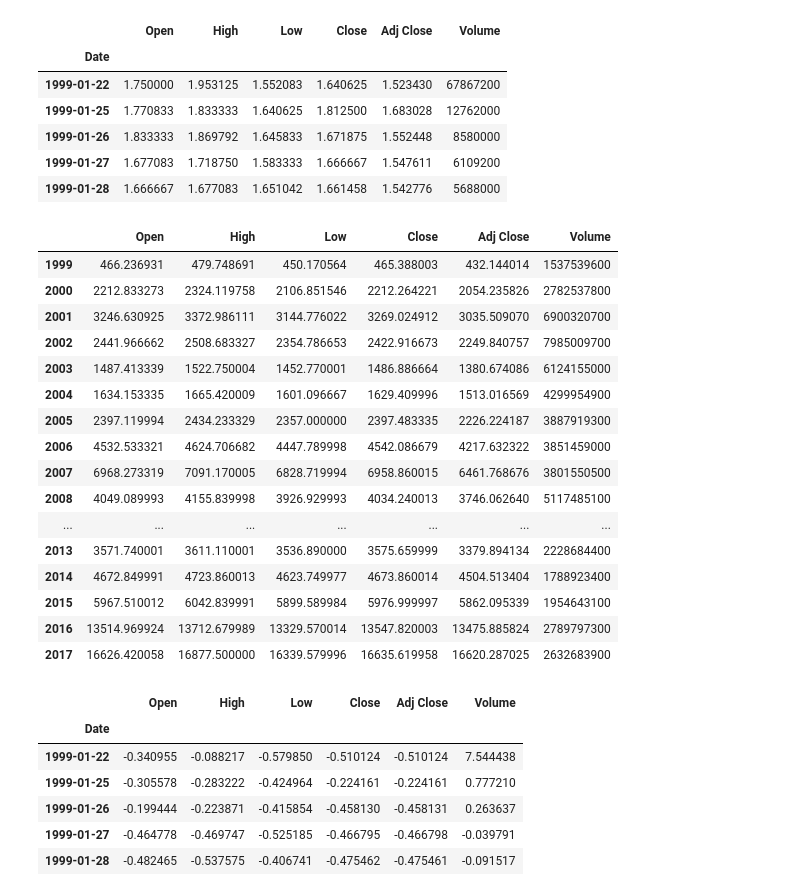
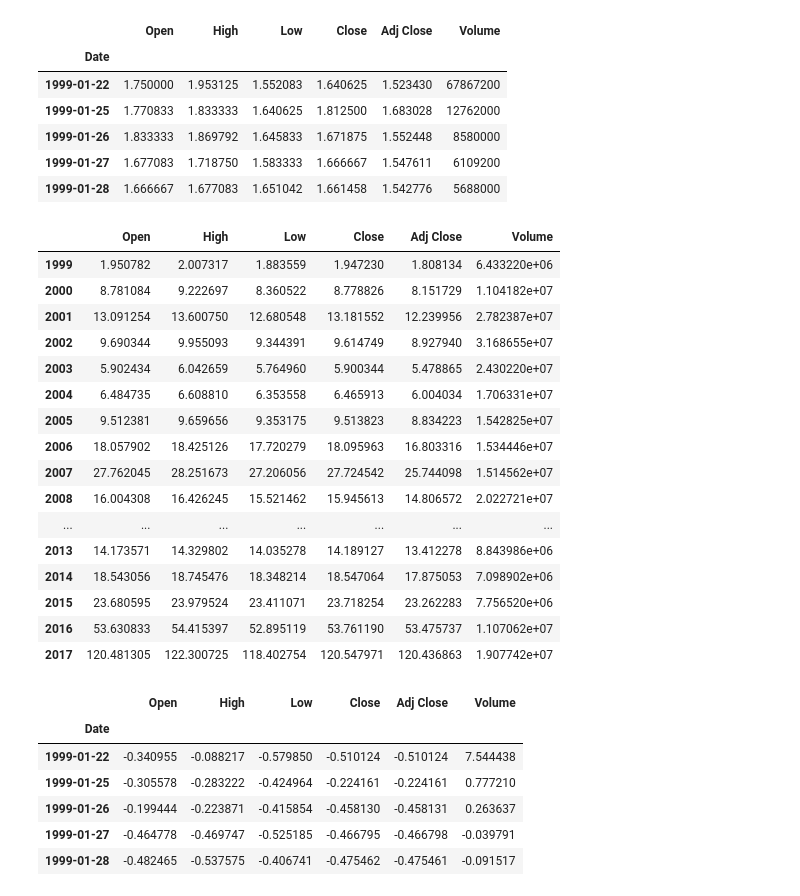
Before and after one commit to ZeweiChu/pandas-tutorial, a Jupyter notebook: 2017-Nov/pandas-3.ipynb, the cells around one changed output. Cells and saved outputs as stored; diff of their text form; code cells hidden in the pictures.

```diff
--- a/2017-Nov/pandas-3.ipynb
+++ b/2017-Nov/pandas-3.ipynb
@@ -231,25 +242,25 @@ nvda.head()
 # %%
 key = lambda x: x[:4]
 # %%
-df.groupby(key).sum()
+nvda.groupby(key).mean()
 # %% [output]
 |  | Open | High | Low | Close | Adj Close | Volume |
-| 1999 | 466.236931 | 479.748691 | 450.170564 | 465.388003 | 432.144014 | 1537539600 |
-| 2000 | 2212.833273 | 2324.119758 | 2106.851546 | 2212.264221 | 2054.235826 | 2782537800 |
-| 2001 | 3246.630925 | 3372.986111 | 3144.776022 | 3269.024912 | 3035.509070 | 6900320700 |
-| 2002 | 2441.966662 | 2508.683327 | 2354.786653 | 2422.916673 | 2249.840757 | 7985009700 |
-| 2003 | 1487.413339 | 1522.750004 | 1452.770001 | 1486.886664 | 1380.674086 | 6124155000 |
-| 2004 | 1634.153335 | 1665.420009 | 1601.096667 | 1629.409996 | 1513.016569 | 4299954900 |
-| 2005 | 2397.119994 | 2434.233329 | 2357.000000 | 2397.483335 | 2226.224187 | 3887919300 |
-| 2006 | 4532.533321 | 4624.706682 | 4447.789998 | 4542.086679 | 4217.632322 | 3851459000 |
-| 2007 | 6968.273319 | 7091.170005 | 6828.719994 | 6958.860015 | 6461.768676 | 3801550500 |
-| 2008 | 4049.089993 | 4155.839998 | 3926.929993 | 4034.240013 | 3746.062640 | 5117485100 |
+| 1999 | 1.950782 | 2.007317 | 1.883559 | 1.947230 | 1.808134 | 6.433220e+06 |
+| 2000 | 8.781084 | 9.222697 | 8.360522 | 8.778826 | 8.151729 | 1.104182e+07 |
+| 2001 | 13.091254 | 13.600750 | 12.680548 | 13.181552 | 12.239956 | 2.782387e+07 |
+| 2002 | 9.690344 | 9.955093 | 9.344391 | 9.614749 | 8.927940 | 3.168655e+07 |
+| 2003 | 5.902434 | 6.042659 | 5.764960 | 5.900344 | 5.478865 | 2.430220e+07 |
+| 2004 | 6.484735 | 6.608810 | 6.353558 | 6.465913 | 6.004034 | 1.706331e+07 |
+| 2005 | 9.512381 | 9.659656 | 9.353175 | 9.513823 | 8.834223 | 1.542825e+07 |
+| 2006 | 18.057902 | 18.425126 | 17.720279 | 18.095963 | 16.803316 | 1.534446e+07 |
+| 2007 | 27.762045 | 28.251673 | 27.206056 | 27.724542 | 25.744098 | 1.514562e+07 |
+| 2008 | 16.004308 | 16.426245 | 15.521462 | 15.945613 | 14.806572 | 2.022721e+07 |
 | ... | ... | ... | ... | ... | ... | ... |
-| 2013 | 3571.740001 | 3611.110001 | 3536.890000 | 3575.659999 | 3379.894134 | 2228684400 |
-| 2014 | 4672.849991 | 4723.860013 | 4623.749977 | 4673.860014 | 4504.513404 | 1788923400 |
-| 2015 | 5967.510012 | 6042.839991 | 5899.589984 | 5976.999997 | 5862.095339 | 1954643100 |
-| 2016 | 13514.969924 | 13712.679989 | 13329.570014 | 13547.820003 | 13475.885824 | 2789797300 |
-| 2017 | 16626.420058 | 16877.500000 | 16339.579996 | 16635.619958 | 16620.287025 | 2632683900 |
+| 2013 | 14.173571 | 14.329802 | 14.035278 | 14.189127 | 13.412278 | 8.843986e+06 |
+| 2014 | 18.543056 | 18.745476 | 18.348214 | 18.547064 | 17.875053 | 7.098902e+06 |
+| 2015 | 23.680595 | 23.979524 | 23.411071 | 23.718254 | 23.262283 | 7.756520e+06 |
+| 2016 | 53.630833 | 54.415397 | 52.895119 | 53.761190 | 53.475737 | 1.107062e+07 |
+| 2017 | 120.481305 | 122.300725 | 118.402754 | 120.547971 | 120.436863 | 1.907742e+07 |
 # %%
 zscore = lambda x: (x-x.mean())/x.std()
 # %%
```
Also changed, not shown: parts of 26 cells of this notebook, 3 other files.
